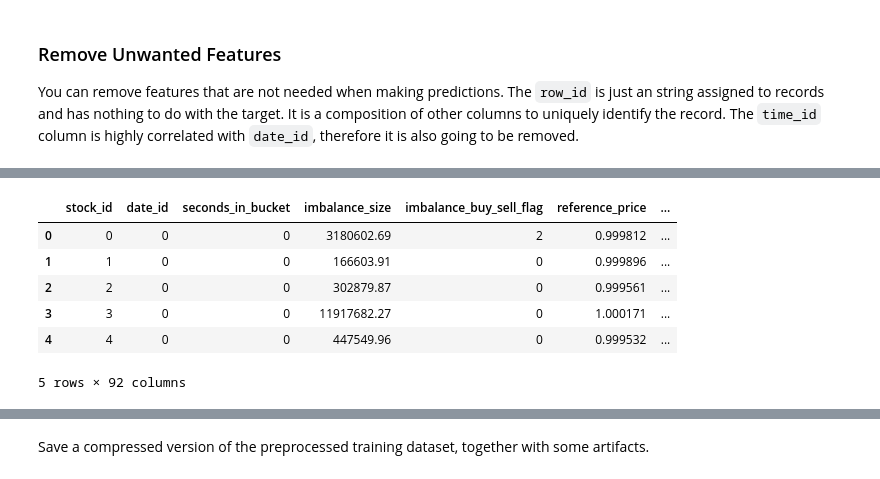
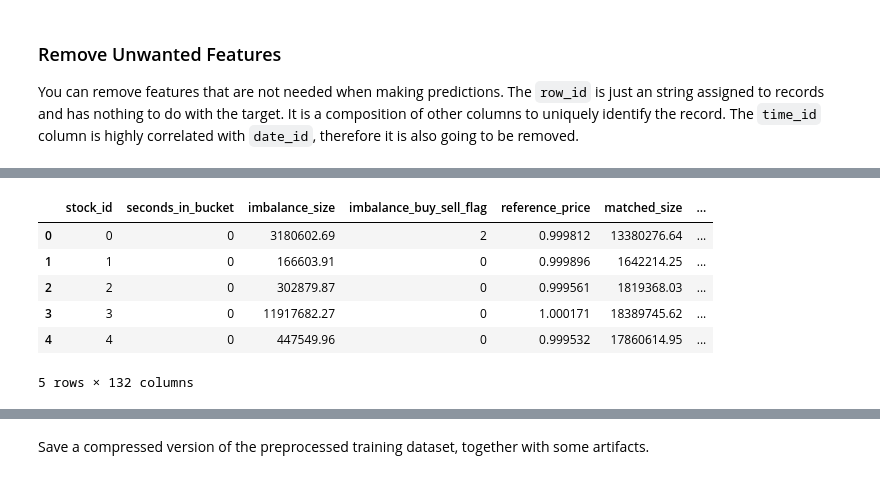
Before and after one commit to salvaba94/trading-at-the-close, a Jupyter notebook: preprocessing.ipynb, the cells around one changed output, grey strips where cells are left out. Drawn from its saved outputs; the diff is of its cells as text; code cells hidden in the pictures.

```diff
--- a/preprocessing.ipynb
+++ b/preprocessing.ipynb
@@ -65,20 +68,17 @@ This cell defines the configuration to use throughout this notebook for feature
 class CFG:
     JOBS_PATH = Path(".", "job_artifacts")
     JOB_NAME = "optiver-feature_selection"
+    INPUT_METADATA_PATH = JOBS_PATH.joinpath("optiver-cluster_and_weights-0001")
+    INPUT_METADATA_NAME = "output_metadata.json"
     TRAINING_PATH = Path(".", "train_files", "train.csv")
-    AGGREGATIONS = "aggregations.json"
-    SELECTED_FEATURES = "feature_names.json"
-    COMPRESSED_TRAINING_DATA = "train_processed.parquet"
-    TRAINING_DATA_STATS = "train_stats.csv"
+    OUTPUT_METADATA_NAME = "output_metadata.json"
     RANDOM_STATE = 1024
     USE_GPU = False
     MODEL = LGBMRegressor
-    CROSSVAL = TrainTestSplit
-    SHUFFLE = True # Not convenient in time series
-    N_FOLDS = 3
+    N_FOLDS = 1
     TEST_SIZE = 45
     N_JOBS = 1
-    FEAT_COUNT= 50 # .-1 deactivates feature selection
+    FEAT_COUNT= -1 # .-1 deactivates feature selection
 # %%
 def lgbm_params():
     """Returns algorithm parameters."""
@@ -430,0 +592,11 @@ df.describe(include="all")
+# %%
+from utils.files import read_json
+
+df = pd.read_csv(CFG.TRAINING_PATH)
+
+metadata = read_json(CFG.INPUT_METADATA_PATH.joinpath(CFG.INPUT_METADATA_NAME))
+stock_weights = {int(k): v for k, v in metadata["stock_weights"].items()}
+stock_clusters = {int(k): v for k, v in metadata["stock_clusters"].items()}
+
+# Describe data statistics
+df.describe(include="all")
@@ -436,10 +621,10 @@ df.describe(include="all")
 # %% [markdown]
 Create new features that are combination of others. These will be analysed during the feature selection process to end up with the most relevant ones.
 # %%
-from utils.features import make_features
+from utils.features import feature_engineering
 
 # Create new features
-df = make_features(df, reduce_memory=True)
+df = feature_engineering(df, weights=stock_weights, clusters=stock_clusters, reduce_memory=True)
 
 df.dtypes
 # %% [output]
@@ -488,3 +652,0 @@ aggregations_stock, aggregations = aggregate(df, weights)
-# %%
-# Apply aggregations
-df = apply_aggregations(df, aggregations_stock=aggregations_stock, aggregations_date=aggregations, reduce_memory=True)
@@ -502,8 +684,9 @@ You can remove features that are not needed when making predictions. The `row_id
 # %%
 from utils.features import select_features
 
+date_id = df["date_id"]
 # Remove "row_id" and "time_id", it is unnecessary
-drop_features = ["row_id", "time_id"]
+drop_features = ["row_id", "time_id", "date_id"]
 selected_features = [elem for elem in df.columns if elem not in drop_features]
 df = select_features(df, features=selected_features, reduce_memory=False)
 
@@ -514,7 +697,7 @@ df.head()
-|  | stock_id | date_id | seconds_in_bucket | imbalance_size | imbalance_buy_sell_flag | reference_price | ... |
-| 0 | 0 | 0 | 0 | 3180602.69 | 2 | 0.999812 | ... |
-| 1 | 1 | 0 | 0 | 166603.91 | 0 | 0.999896 | ... |
-| 2 | 2 | 0 | 0 | 302879.87 | 0 | 0.999561 | ... |
-| 3 | 3 | 0 | 0 | 11917682.27 | 0 | 1.000171 | ... |
-| 4 | 4 | 0 | 0 | 447549.96 | 0 | 0.999532 | ... |
+|  | stock_id | seconds_in_bucket | imbalance_size | imbalance_buy_sell_flag | reference_price | matched_size | ... |
+| 0 | 0 | 0 | 3180602.69 | 2 | 0.999812 | 13380276.64 | ... |
+| 1 | 1 | 0 | 166603.91 | 0 | 0.999896 | 1642214.25 | ... |
+| 2 | 2 | 0 | 302879.87 | 0 | 0.999561 | 1819368.03 | ... |
+| 3 | 3 | 0 | 11917682.27 | 0 | 1.000171 | 18389745.62 | ... |
+| 4 | 4 | 0 | 447549.96 | 0 | 0.999532 | 17860614.95 | ... |
-5 rows × 92 columns
+5 rows × 132 columns
```
Also changed, not shown: parts of 23 cells of this notebook, 11 other files.
